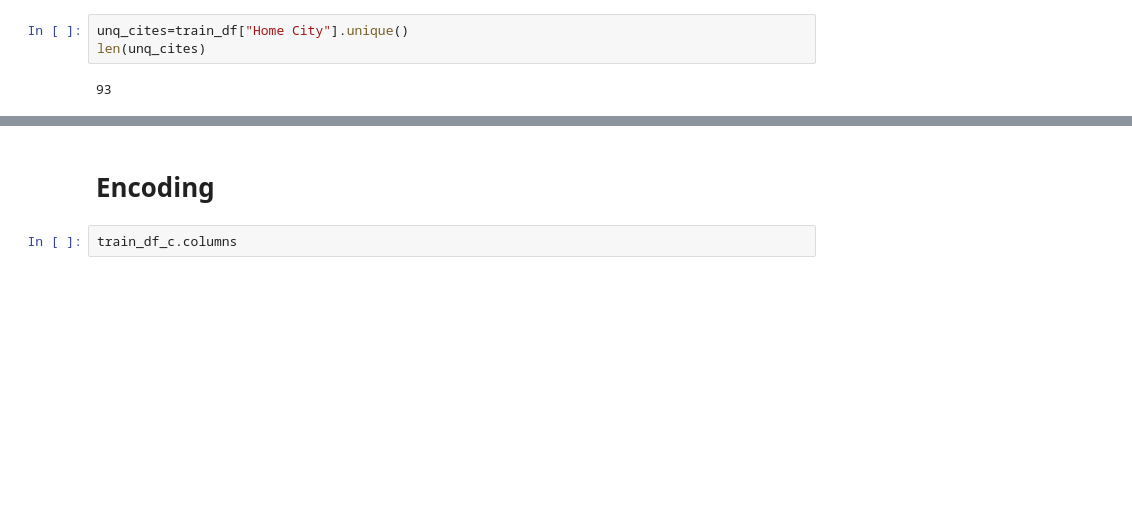
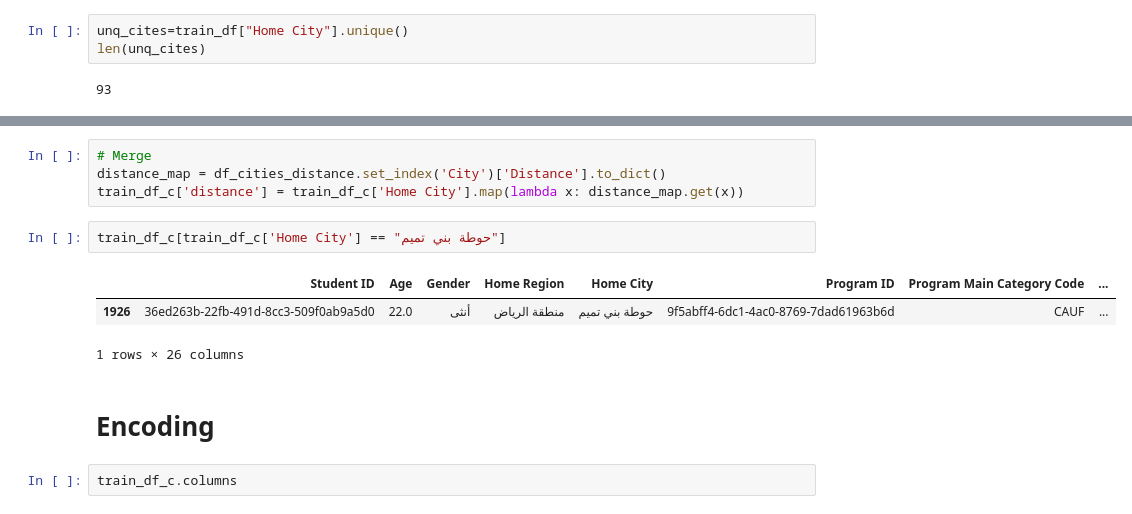
Before and after one commit to HamadALshabanah/Tuwaiq-Kaggle, a Jupyter notebook: feature_engineering(H).ipynb, the cells around one changed output, grey strips where cells are left out. Saved outputs shown, nothing was run; the diff lists cells and outputs as text; blank space fills up the shorter version.

```diff
--- a/feature_engineering(H).ipynb
+++ b/feature_engineering(H).ipynb
@@ -199,3 +195,13 @@ cities_dict
+# %%
+# Merge
+distance_map = df_cities_distance.set_index('City')['Distance'].to_dict()
+train_df_c['distance'] = train_df_c['Home City'].map(lambda x: distance_map.get(x))
+# %%
+train_df_c[train_df_c['Home City'] == "حوطة بني تميم"]
+# %% [output]
+|  | Student ID | Age | Gender | Home Region | Home City | Program ID | Program Main Category Code | ... |
+| 1926 | 36ed263b-22fb-491d-8cc3-509f0ab9a5d0 | 22.0 | أنثى | منطقة الرياض | حوطة بني تميم | 9f5abff4-6dc1-4ac0-8769-7dad61963b6d | CAUF | ... |
+1 rows × 26 columns
 # %% [markdown]
 # Encoding
 # %%
```
Also changed, not shown: parts of 29 cells of this notebook, 3 other files.
